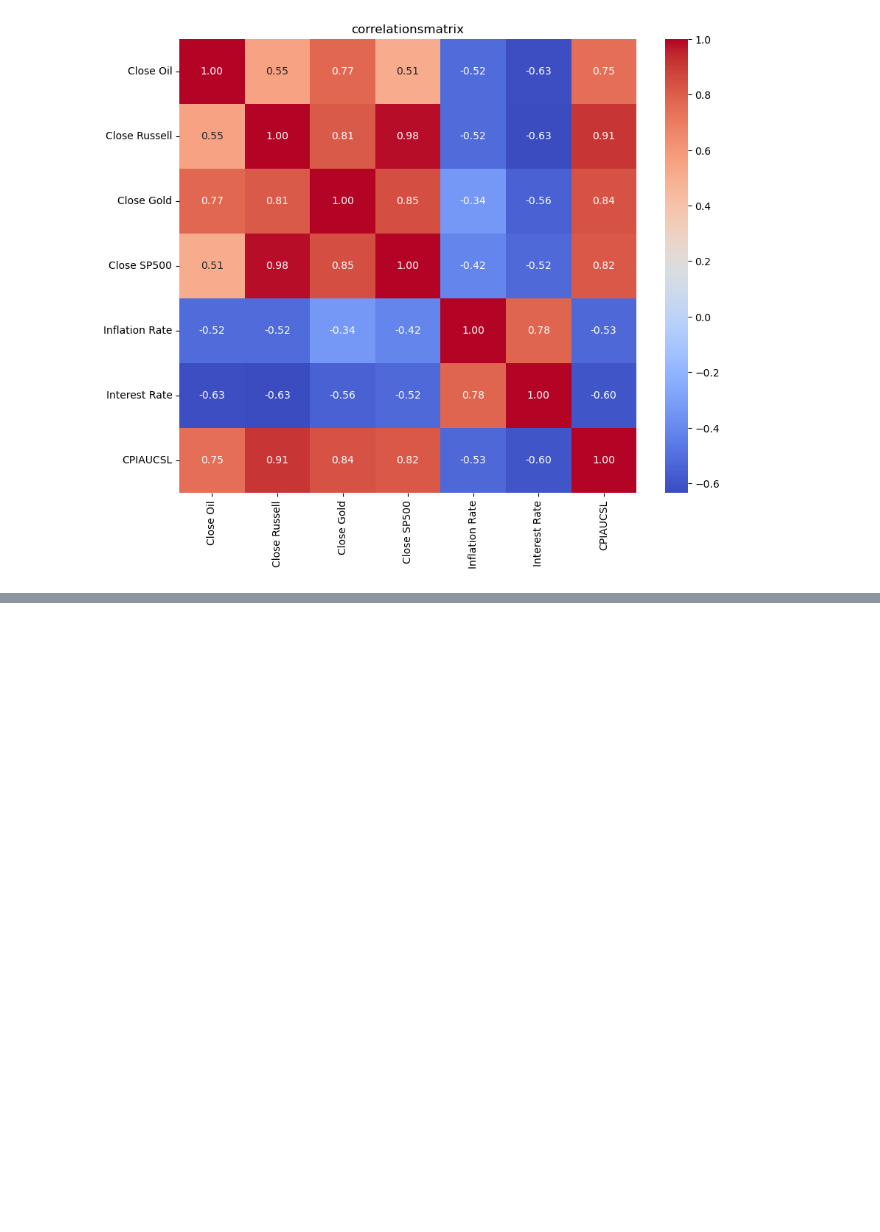
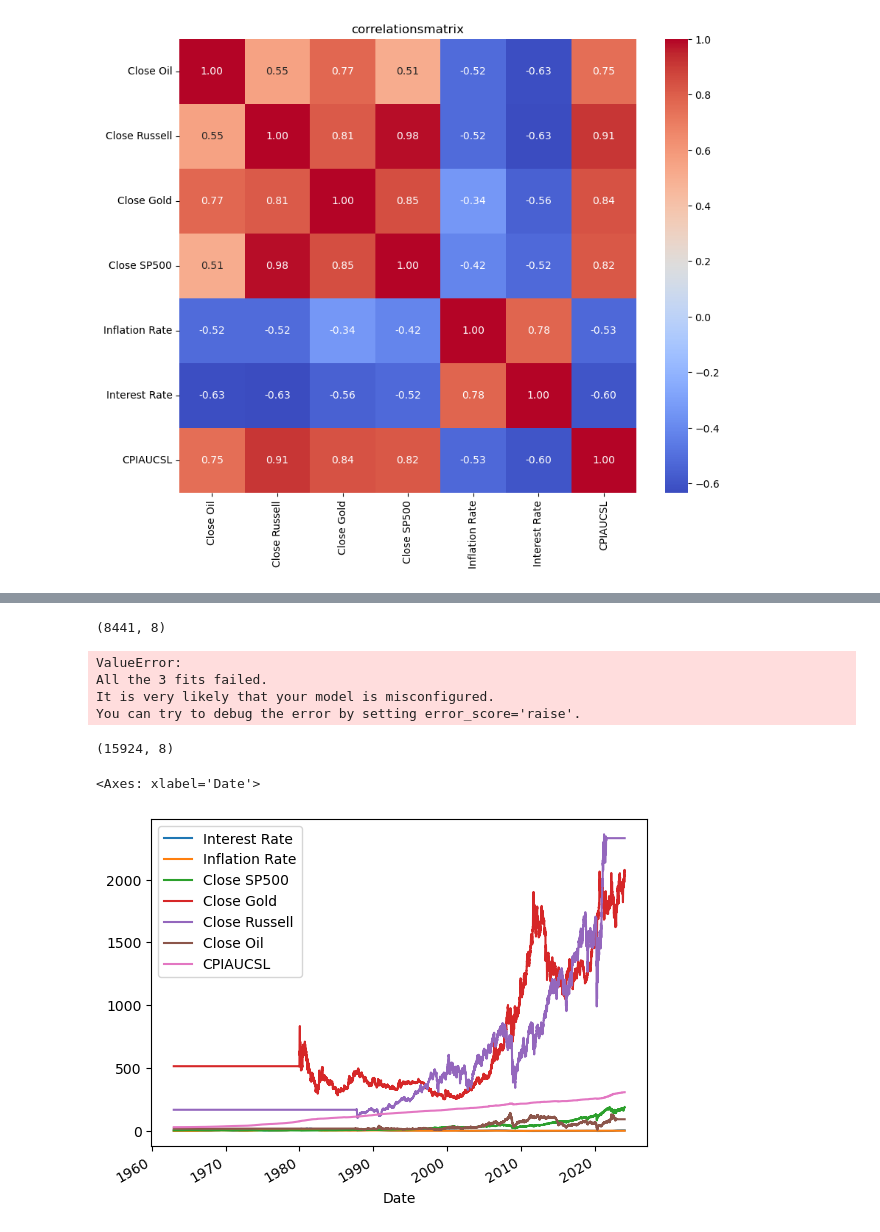
Before and after one commit to badranyoussef/bi-exam-project-stock, a Jupyter notebook: notebooks/combining_all_data.ipynb, the cells around one changed output, grey strips where cells are left out. Cells and saved outputs as stored; diff of their text form; code cells hidden in the pictures; blank space fills up the shorter version.

```diff
--- a/notebooks/combining_all_data.ipynb
+++ b/notebooks/combining_all_data.ipynb
@@ -560,0 +603,43 @@ oil -> cpi, gold<br>
+# %%
+df_merged_ml.shape
+# %% [output]
+(8441, 8)
+# %%
+from sklearn.discriminant_analysis import LinearDiscriminantAnalysis
+from sklearn.model_selection import KFold
+from sklearn.model_selection import cross_val_score
+import numpy as np
+
+
+# Definer uafhængige og afhængige variabler
+X = df_merged_ml.drop(columns=['Close SP500', 'Date'])
+y = df_merged_ml['Close SP500']
+
+# Definer modellen
+model = LinearDiscriminantAnalysis()
+
+# Definer model evalueringsmetoden
+cv = KFold(n_splits=3, shuffle=True, random_state=1)
+
+# Evaluer modellen
+result = cross_val_score(model, X, y, cv=cv, scoring='accuracy')
+
+# Rapportér gennemsnitlig præstation
+print(f'Accuracy: {result.mean():.3f}')
+# %% [output]
+ValueError:
+All the 3 fits failed.
+It is very likely that your model is misconfigured.
+You can try to debug the error by setting error_score='raise'.
+# %%
+# Udfylder manglende værdier med forward fill og derefter backward fill
+df_filled = df_merged_filtered.fillna(method='ffill').fillna(method='bfill')
+# %%
+df_filled.shape
+# %% [output]
+(15924, 8)
+# %%
+df_filled.plot.line(y=['Interest Rate', 'Inflation Rate', 'Close SP500', 'Close Gold', 'Close Russell', 'Close Oil', 'CPIAUCSL'] , x='Date')
+# %% [output]
+<Axes: xlabel='Date'>
+[figure, added]
```
Also changed, not shown: parts of 17 cells of this notebook.
